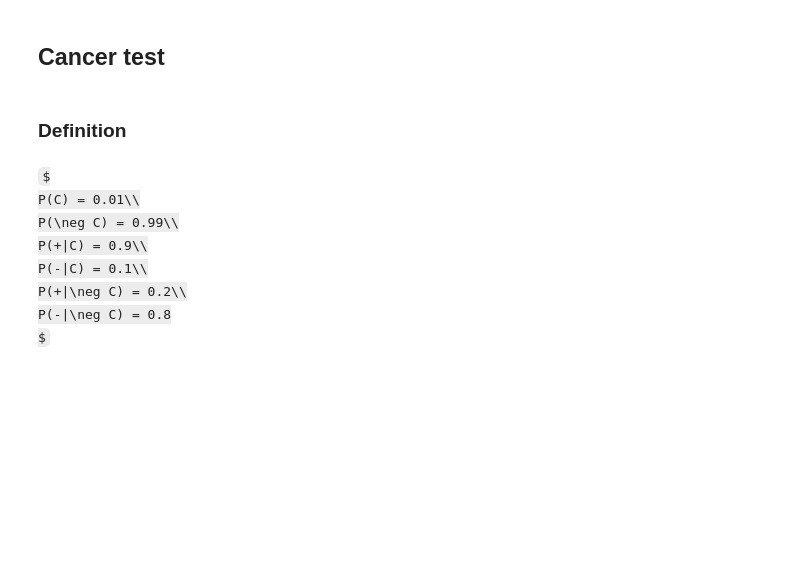
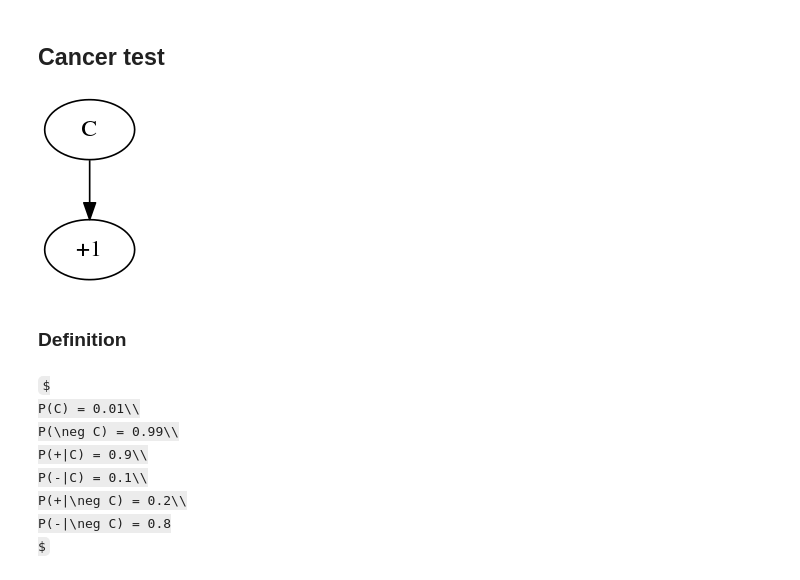
Before and after one commit to xmnlab/notebooks, a Jupyter notebook: probability/Bayesian Networks.ipynb, the cells around one changed output. Cells and saved outputs as stored; diff of their text form; code cells hidden in the pictures; some formulas as TeX source; blank space fills up the shorter version.

```diff
--- a/probability/Bayesian Networks.ipynb
+++ b/probability/Bayesian Networks.ipynb
@@ -20,3 +31,18 @@ import re
+# %%
+def draw_graph(
+    graph, labels=None
+):
+    # create networkx graph
+    G = nx.DiGraph()
+    G.graph['dpi'] = 120
+
+    G.add_nodes_from(set([
+        graph[k1][k2]
+        for k1 in range(len(graph))
+        for k2 in range(len(graph[k1]))
+    ]))
+    G.add_edges_from(graph)
+    return draw(G, show='ipynb')
 # %%
 class BayesianNetework():
     """
@@ -194,5 +284,11 @@ class BayesianNetework():
 # %% [markdown]
 ## Cancer test
+# %%
+# Graphs
+graph = [('C', '+1')]
+draw_graph(graph)
+# %% [output]
+[figure, added]
 # %% [markdown]
 ### Definition
 # %% [markdown]
```
Also changed, not shown: parts of 14 cells of this notebook.
